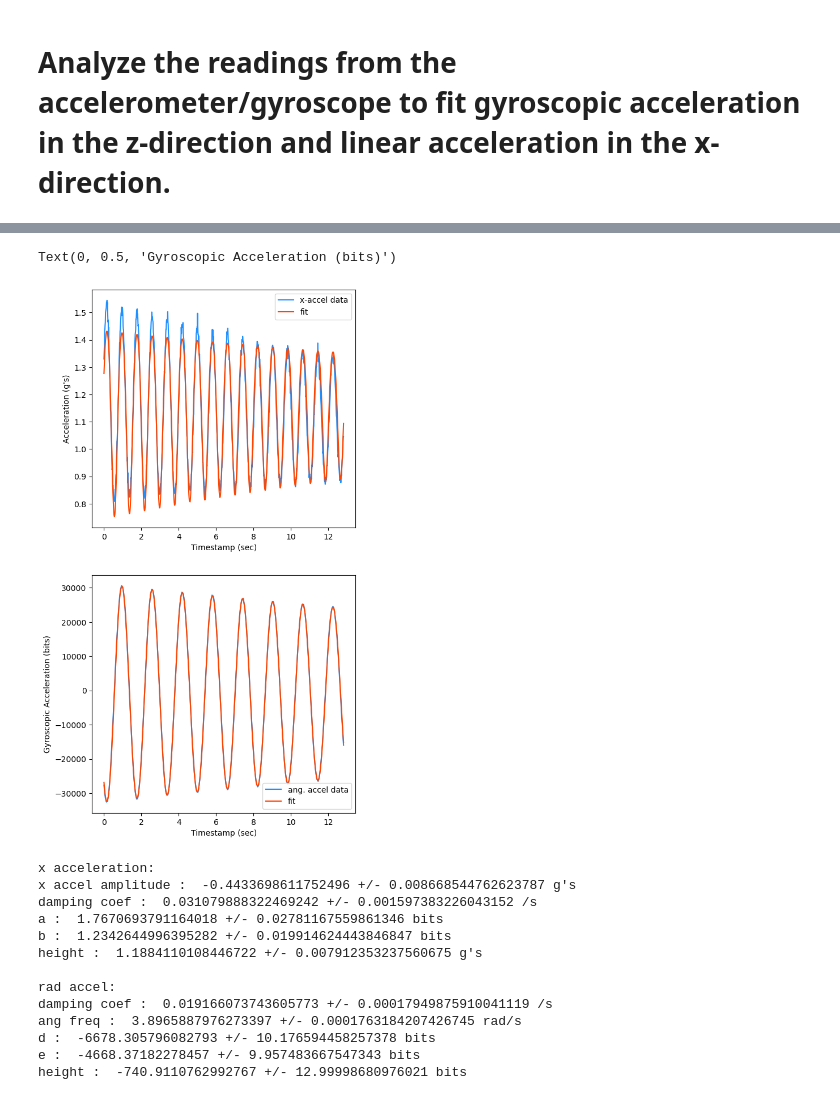
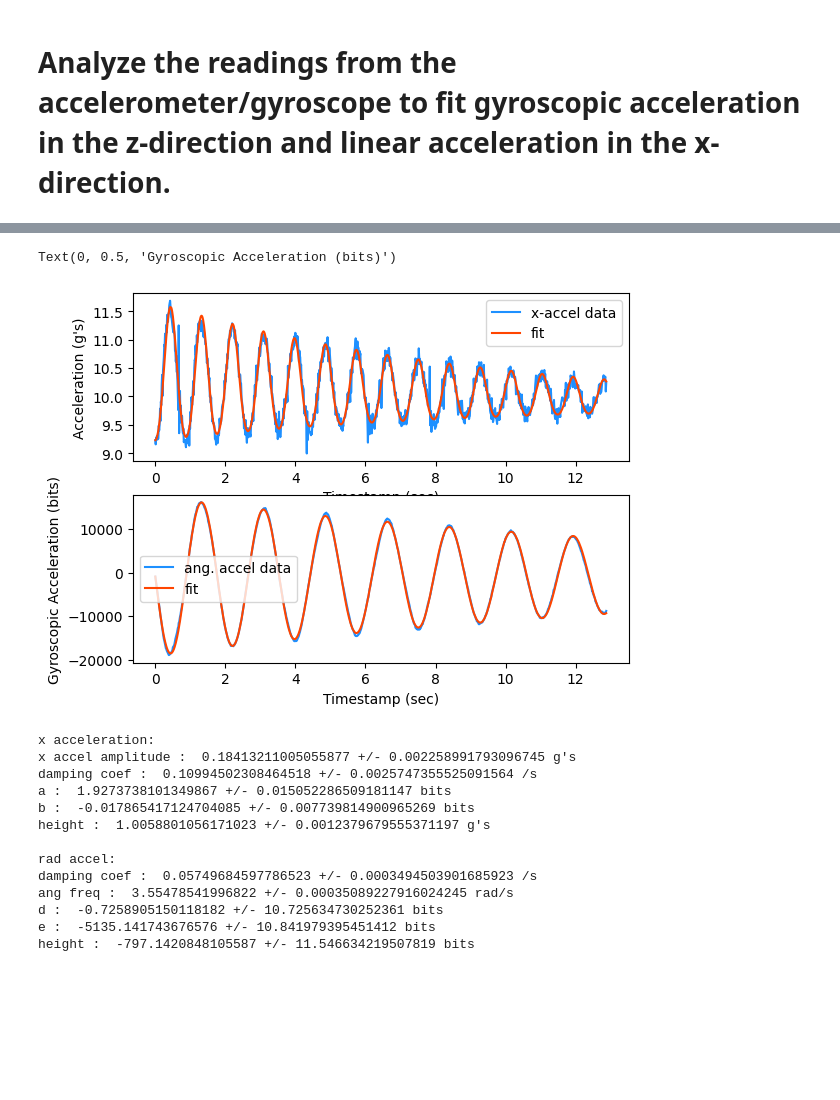
Before and after one commit to max-hanrahan/Pendulum-Calibration-Analysis, a Jupyter notebook: auto_analysis.ipynb, the cells around one changed output, grey strips where cells are left out. Cells and saved outputs as stored; diff of their text form; code cells hidden in the pictures; blank space fills up the shorter version.

```diff
--- a/auto_analysis.ipynb
+++ b/auto_analysis.ipynb
@@ -16,11 +16,11 @@ file name:  C:\Users\mhanr\Downloads\sidexu4.txt
 # %%
-# these calibration factors came from the calibration of device taped to wall,
+# these calibration factors came from the calibration of device taped to the pendulum + mug mass,
 # where I took one reading with the x-axis facing up and one
 # with the x-axis facing down
-x_sensitivity = 16351.4205
-M_S_2_PER_BIT = 0.0005994292667111093
+x_sensitivity = 16375.9955
+M_S_2_PER_BIT = 0.0005985297199184012
 
-g_m_s2 = 9.80152 # from https://www.ngs.noaa.gov/cgi-bin/grav_pdx.prl using my local coordinates and altitude
+g_m_s2 = 9.80258 # from https://www.ngs.noaa.gov/cgi-bin/grav_pdx.prl using my local coordinates and altitude
 
 gs_per_bit = M_S_2_PER_BIT * g_m_s2
 # so for linear acceleration, we can convert the bits to g's
@@ -46,23 +46,23 @@ popt0, pcov0 = curve_fit(x_accel_to_fit, timestamp, x_accel)
 # %%
 # plot the fits
 accel_fit = x_accel_to_fit(timestamp, *popt0)
 rad_accel_fit = theta_accel(timestamp, *popt1)
-fig, ax = plt.subplots(2,1, figsize = (6,12))
+fig, ax = plt.subplots(2,1)
 
-ax[0].plot(timestamp, x_accel, c = 'dodgerblue', label = 'x-accel data')
-ax[0].plot(timestamp, accel_fit, c= 'orangered', label = 'fit')
+ax[0].plot(timestamp, g_m_s2*x_accel, c = 'dodgerblue', label = 'x-accel data')
+ax[0].plot(timestamp, g_m_s2*accel_fit, c= 'orangered', label = 'fit')
 ax[0].legend()
 ax[0].set_xlabel('Timestamp (sec)')
 ax[0].set_ylabel("Acceleration (g's)")
 
 ax[1].plot(timestamp, z_gyro_bits, c = 'dodgerblue', label = 'ang. accel data')
 ax[1].plot(timestamp, rad_accel_fit, c= 'orangered', label = 'fit')
 ax[1].legend()
 ax[1].set_xlabel('Timestamp (sec)')
 ax[1].set_ylabel('Gyroscopic Acceleration (bits)')
 # %% [output]
 Text(0, 0.5, 'Gyroscopic Acceleration (bits)')
-[figure, old version]
+[figure, new version]
 # %%
 # print and guess the fit parameters:
 print('x acceleration:')
@@ -77,18 +77,18 @@ for i in range(len(titles2)):
     print(titles2[i], ': ', popt1[i] , '+/-', pcov1[i][i]**0.5, units2[i])
 # %% [output]
 x acceleration:
-x accel amplitude :  -0.4433698611752496 +/- 0.008668544762623787 g's
-damping coef :  0.031079888322469242 +/- 0.001597383226043152 /s
-a :  1.7670693791164018 +/- 0.02781167559861346 bits
-b :  1.2342644996395282 +/- 0.019914624443846847 bits
-height :  1.1884110108446722 +/- 0.007912353237560675 g's
+x accel amplitude :  0.18413211005055877 +/- 0.002258991793096745 g's
+damping coef :  0.10994502308464518 +/- 0.0025747355525091564 /s
+a :  1.9273738101349867 +/- 0.015052286509181147 bits
+b :  -0.017865417124704085 +/- 0.007739814900965269 bits
+height :  1.0058801056171023 +/- 0.0012379679555371197 g's
 
 rad accel:
-damping coef :  0.019166073743605773 +/- 0.00017949875910041119 /s
-ang freq :  3.8965887976273397 +/- 0.0001763184207426745 rad/s
-d :  -6678.305796082793 +/- 10.176594458257378 bits
-e :  -4668.37182278457 +/- 9.957483667547343 bits
-height :  -740.9110762992767 +/- 12.99998680976021 bits
+damping coef :  0.05749684597786523 +/- 0.0003494503901685923 /s
+ang freq :  3.55478541996822 +/- 0.00035089227916024245 rad/s
+d :  -0.7258905150118182 +/- 10.725634730252361 bits
+e :  -5135.141743676576 +/- 10.841979395451412 bits
+height :  -797.1420848105587 +/- 11.546634219507819 bits
 # %%
 # this cell is the back-of-envelope calculations Dr. Gaitan showed in our teams meeting 6/7
 L = g_m_s2/popt1[1]**2
```
Also changed, not shown: parts of 2 cells of this notebook.
